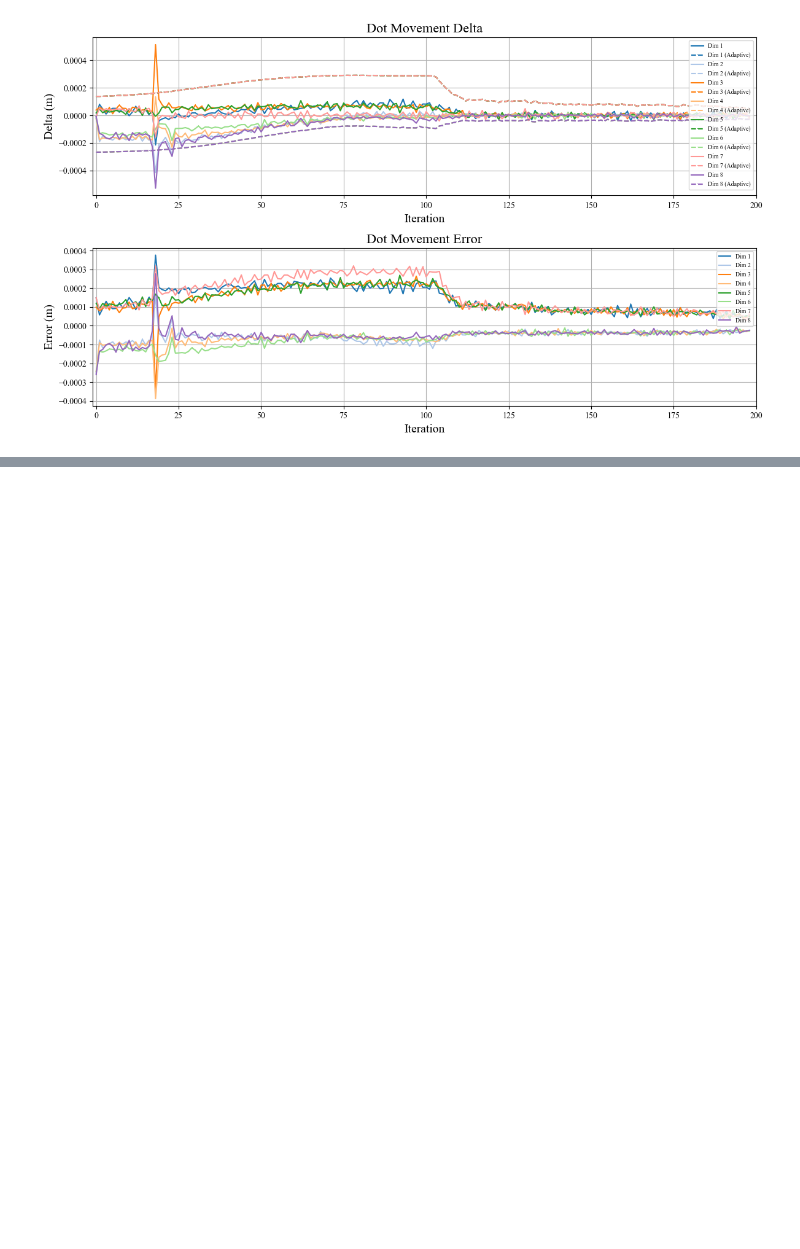
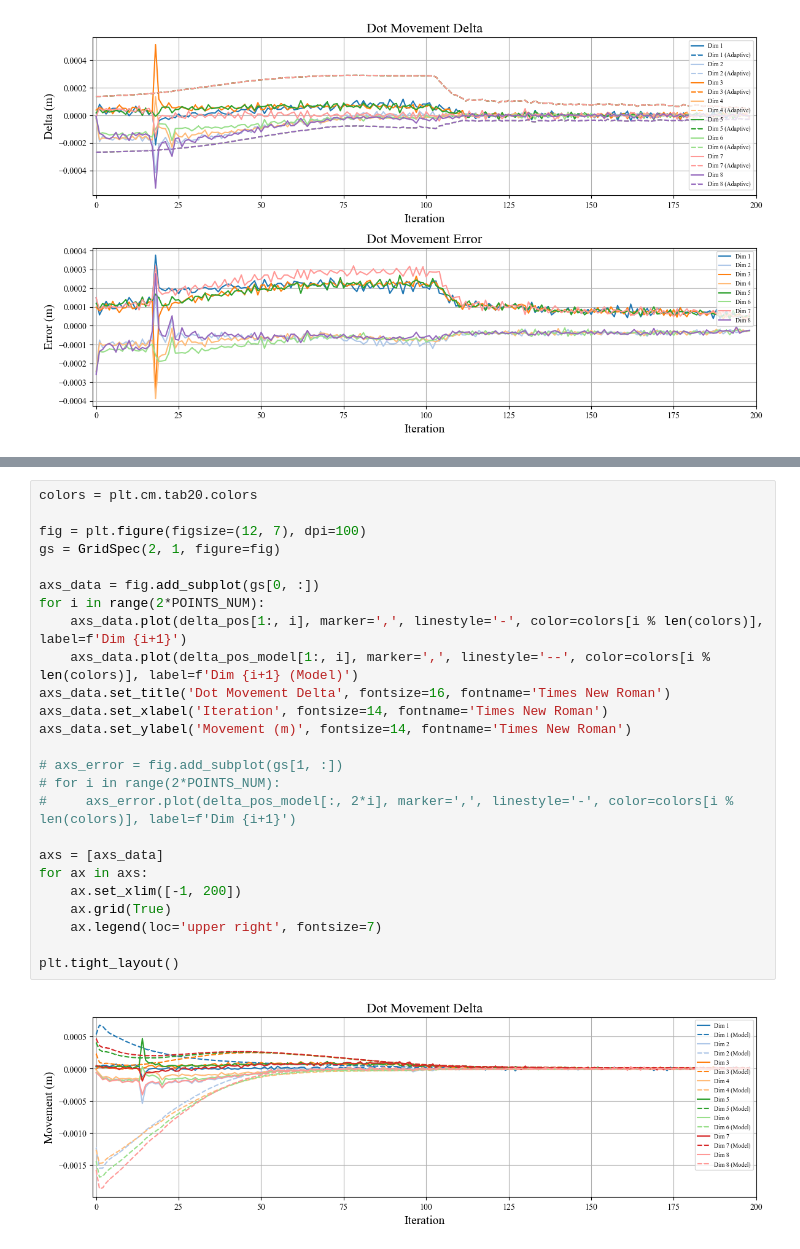
Before and after one commit to yang-si-hang/paper-2023, a Jupyter notebook: Test branch/RobotCon/DataAnalyse/20240905-Pattern control/Pattern-adaptive.ipynb, the cells around one changed output, grey strips where cells are left out. Saved outputs shown, nothing was run; the diff lists cells and outputs as text; blank space fills up the shorter version.

```diff
--- a/Test branch/RobotCon/DataAnalyse/20240905-Pattern control/Pattern-adaptive.ipynb
+++ b/Test branch/RobotCon/DataAnalyse/20240905-Pattern control/Pattern-adaptive.ipynb
@@ -178,0 +393,27 @@ plot_dot_movement(delta_pos, delta_pos_ada, ja_error)
+# %%
+colors = plt.cm.tab20.colors
+
+fig = plt.figure(figsize=(12, 7), dpi=100)
+gs = GridSpec(2, 1, figure=fig)
+
+axs_data = fig.add_subplot(gs[0, :])
+for i in range(2*POINTS_NUM):
+    axs_data.plot(delta_pos[1:, i], marker=',', linestyle='-', color=colors[i % len(colors)], label=f'Dim {i+1}')
+    axs_data.plot(delta_pos_model[1:, i], marker=',', linestyle='--', color=colors[i % len(colors)], label=f'Dim {i+1} (Model)')
+axs_data.set_title('Dot Movement Delta', fontsize=16, fontname='Times New Roman')
+axs_data.set_xlabel('Iteration', fontsize=14, fontname='Times New Roman')
+axs_data.set_ylabel('Movement (m)', fontsize=14, fontname='Times New Roman')
+
+# axs_error = fig.add_subplot(gs[1, :])
+# for i in range(2*POINTS_NUM):
+#     axs_error.plot(delta_pos_model[:, 2*i], marker=',', linestyle='-', color=colors[i % len(colors)], label=f'Dim {i+1}')
+
+axs = [axs_data]
+for ax in axs:
+    ax.set_xlim([-1, 200])
+    ax.grid(True)
+    ax.legend(loc='upper right', fontsize=7)
+
+plt.tight_layout()
+# %% [output]
+[figure, added]
```
Also changed, not shown: parts of 14 cells of this notebook, 4 other files.
